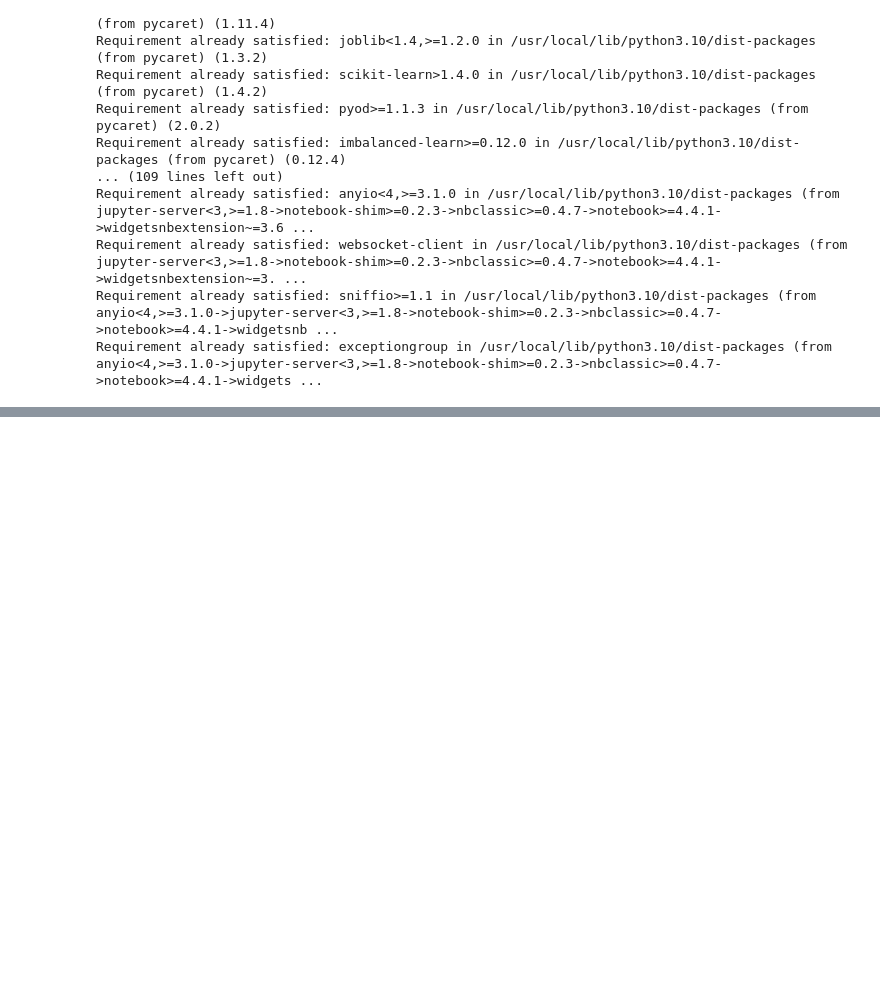
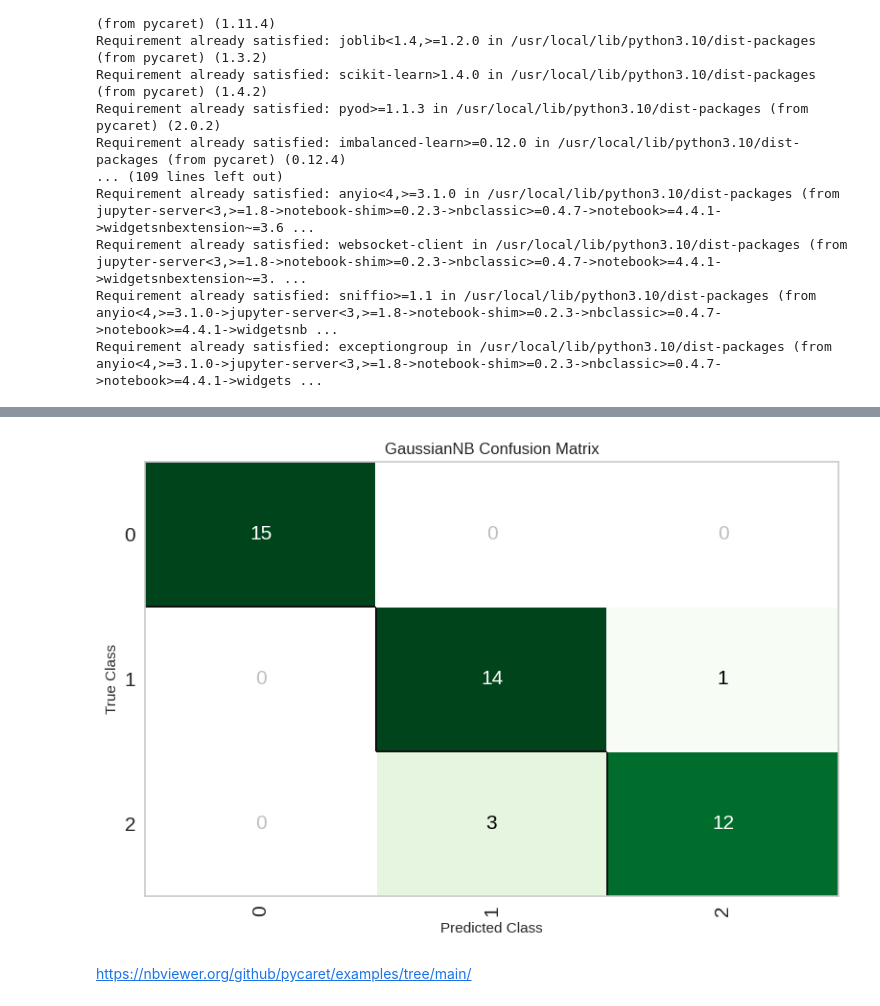
Before and after one commit to leekyuyoung-ai/AI, a Jupyter notebook: 2_6_머신러닝_최신_트랜드.ipynb, the cells around one changed output, grey strips where cells are left out. Saved outputs shown, nothing was run; the diff lists cells and outputs as text; code cells hidden in the pictures; blank space fills up the shorter version.

```diff
--- a/2_6_머신러닝_최신_트랜드.ipynb
+++ b/2_6_머신러닝_최신_트랜드.ipynb
@@ -210,0 +310,3 @@ top_model
+# %%
+plot_model(best_model, plot="confusion_matrix")
+# %% [output]
@@ -210,0 +314,3 @@ top_model
+[figure, added]
+# %% [markdown]
+https://nbviewer.org/github/pycaret/examples/tree/main/
```
Also changed, not shown: parts of 11 cells of this notebook.
